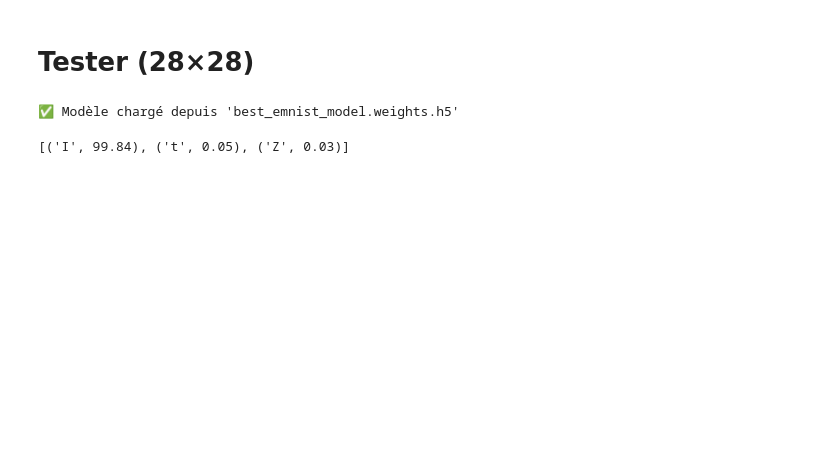
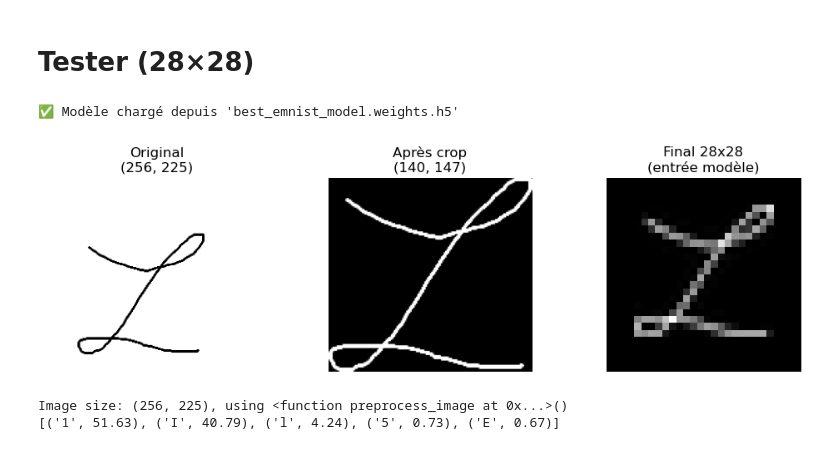
Before and after one commit to weluu/OCR, a Jupyter notebook: Pytorch/EMNIST_test_images.ipynb, the cells around one changed output. Drawn from its saved outputs; the diff is of its cells as text; code cells hidden in the pictures; blank space fills up the shorter version.

```diff
--- a/Pytorch/EMNIST_test_images.ipynb
+++ b/Pytorch/EMNIST_test_images.ipynb
@@ -177,17 +229,58 @@ def predict_from_image(path: str, top_k: int = 5) -> list[tuple[str, float]]:
     print(f"  → Top-{top_k} : {results}")
 
     return results
+# %%
+def debug_preprocess(path: str):
+    """Affiche les étapes intermédiaires du preprocessing."""
+    img = Image.open(path).convert("L")
+    arr = np.array(img)
+    if arr.mean() > 127:
+        arr = 255 - arr
+
+    rows = np.any(arr > 30, axis=1)
+    cols = np.any(arr > 30, axis=0)
+    row_min, row_max = np.where(rows)[0][[0, -1]]
+    col_min, col_max = np.where(cols)[0][[0, -1]]
+    arr_crop = arr[row_min:row_max+1, col_min:col_max+1]
+
+    tensor = preprocess_image(path)
+    arr_final = tensor.squeeze().numpy()
+
+    fig, axes = plt.subplots(1, 3, figsize=(10, 3))
+    axes[0].imshow(np.array(Image.open(path).convert("L")), cmap="gray")
+    axes[0].set_title(f"Original\n{Image.open(path).size}")
+    axes[1].imshow(arr_crop, cmap="gray")
+    axes[1].set_title(f"Après crop\n{arr_crop.shape}")
+    axes[2].imshow(arr_final, cmap="gray")
+    axes[2].set_title("Final 28x28\n(entrée modèle)")
+    for ax in axes:
+        ax.axis("off")
+    plt.tight_layout()
+    plt.show()
+
+# Utilisation :
+debug_preprocess("myletter/l.png")
+# %% [output]
+[figure, added]
 # %%
+path="myletter/L.png"
+img=Image.open(path)
+methode=preprocess_image
+if img.size == (28,28):
+    methode=preprocess_image_28x28
+print(f"Image size: {img.size}, using {methode}()")
+
 # Pipeline complet en un appel
-#predict_from_image("lettre.png")
+#predict_from_image("lettre.png",methode=methode)
 
 # Ou étape par étape si tu veux inspecter le tensor
-tensor  = preprocess_image("I.png")
-results = predict(tensor, top_k=3)
-print(results)  # [('a', 91.2), ('d', 5.3), ('o', 2.1)]
+tensor  = methode(path)
+results = predict(tensor, top_k=5)
+print(results)
 
 # Accéder juste à la meilleure prédiction
 #best_class, confidence = predict_from_image("lettre.png")[0]
 #print(f"Caractère : {best_class}, confiance : {confidence}%")
 # %% [output]
-[('I', 99.84), ('t', 0.05), ('Z', 0.03)]
+Image size: (256, 225), using <function preprocess_image at 0x...>()
+[('1', 51.63), ('I', 40.79), ('l', 4.24), ('5', 0.73), ('E', 0.67)]
```
Also changed, not shown: parts of 2 cells of this notebook.
